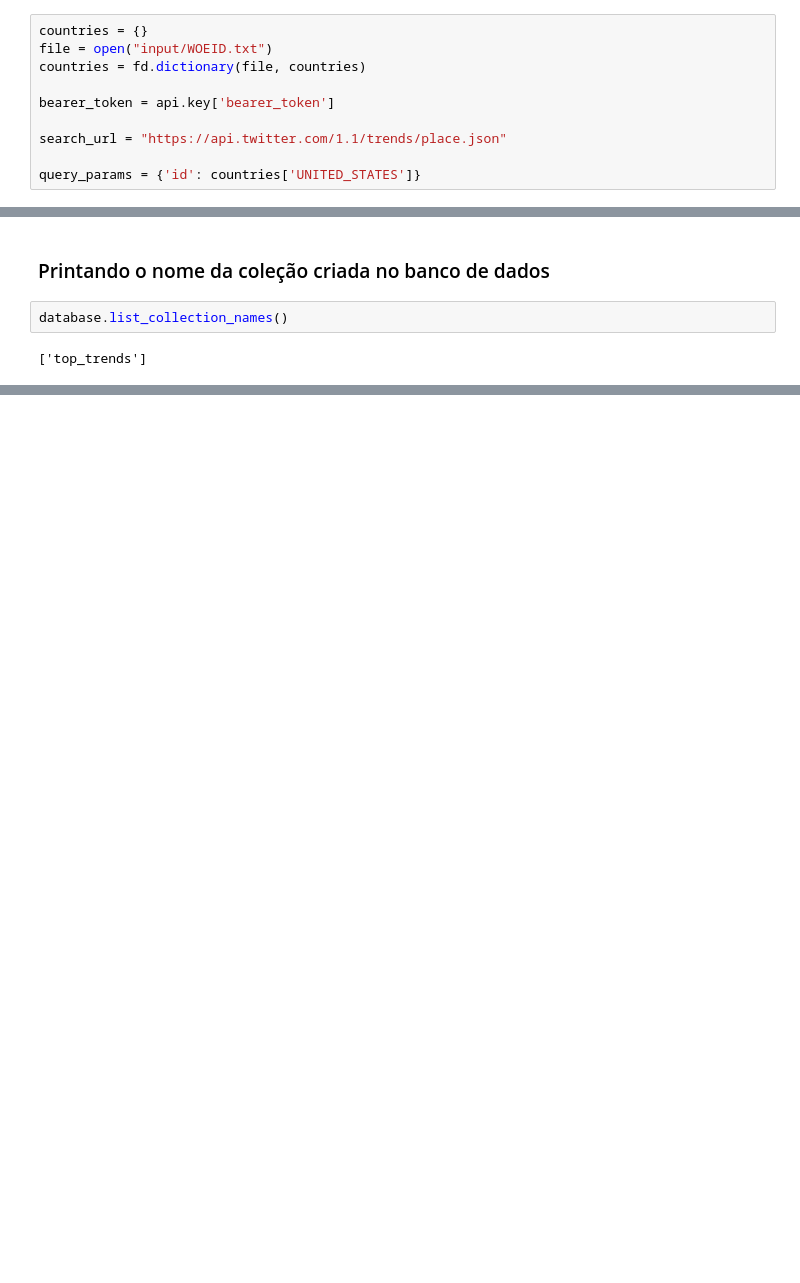
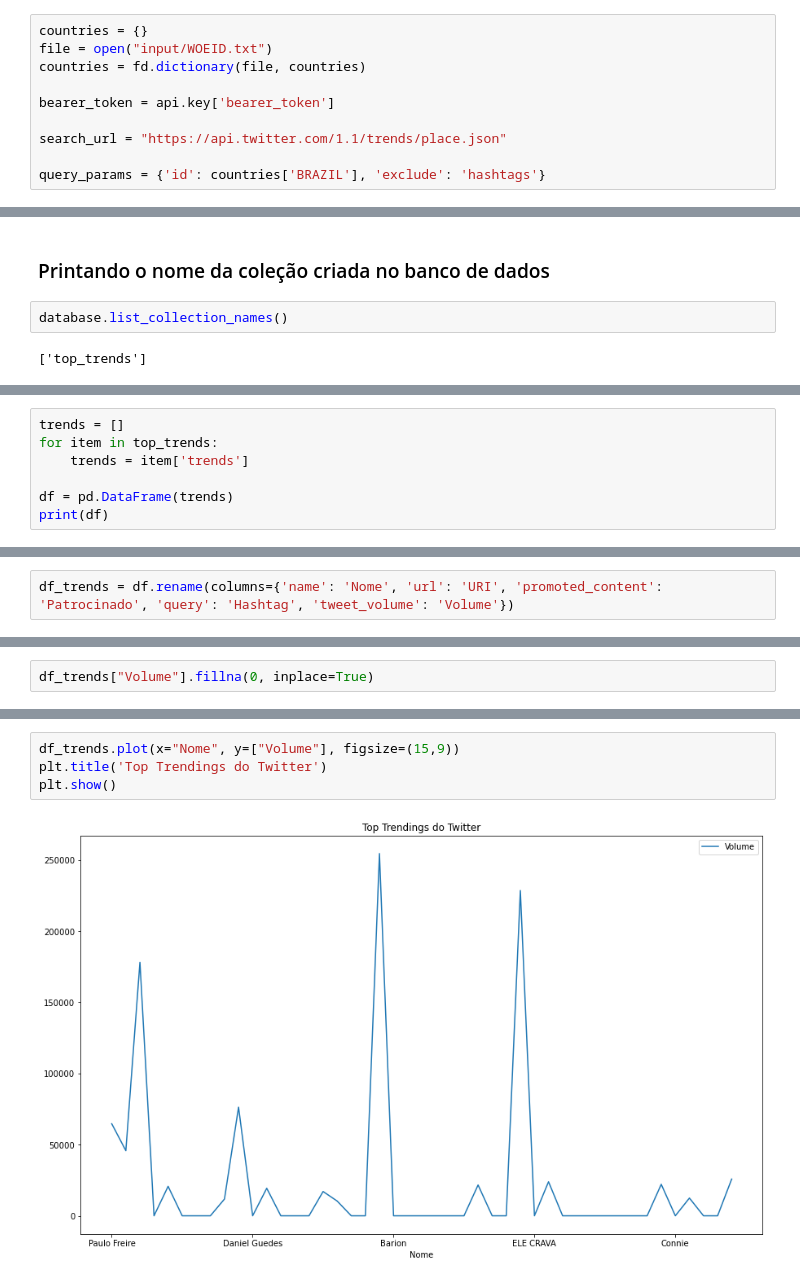
Before and after one commit to LeiteSS/data-challenger-carrefour, a Jupyter notebook: App.ipynb, the cells around one changed output, grey strips where cells are left out. Saved outputs shown, nothing was run; the diff lists cells and outputs as text; blank space fills up the shorter version.

Commit message:
feat: Visualizando os dados
Apresentando os dados da trends por local coletados a partir da
Twitter API em graficos.

Refs #3

```diff
--- a/App.ipynb
+++ b/App.ipynb
@@ -53,7 +51,7 @@ bearer_token = api.key['bearer_token']
 
 search_url = "https://api.twitter.com/1.1/trends/place.json"
 
-query_params = {'id': countries['UNITED_STATES']}
+query_params = {'id': countries['BRAZIL'], 'exclude': 'hashtags'}
 # %% [markdown]
 Está função usa o *bearer token* para poder realizar a autenticação, por mais que não irá logar no **twitter** o *bearer token* "representa uma autorização do Server emitida para o client. Por sua vez, o client deve possuir mecanismos próprios para identificar e validar o Token".
 
@@ -148,0 +154,7 @@ database.list_collection_names()
+# %%
+trends = []
+for item in top_trends:
+    trends = item['trends']
+
+df = pd.DataFrame(trends)
+print(df)
@@ -148,0 +192,2 @@ database.list_collection_names()
+# %%
+df_trends = df.rename(columns={'name': 'Nome', 'url': 'URI', 'promoted_content': 'Patrocinado', 'query': 'Hashtag', 'tweet_volume': 'Volume'})
@@ -148,0 +212,2 @@ database.list_collection_names()
+# %%
+df_trends["Volume"].fillna(0, inplace=True)
@@ -148,0 +235,6 @@ database.list_collection_names()
+# %%
+df_trends.plot(x="Nome", y=["Volume"], figsize=(15,9))
+plt.title('Top Trendings do Twitter')
+plt.show()
+# %% [output]
+[figure, added]
```
Also changed, not shown: parts of 13 cells of this notebook, 1 other file.
